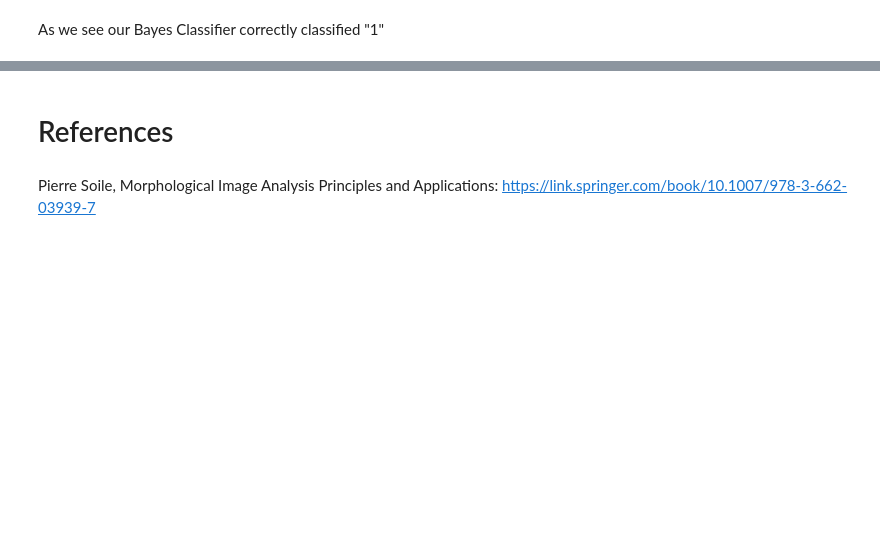
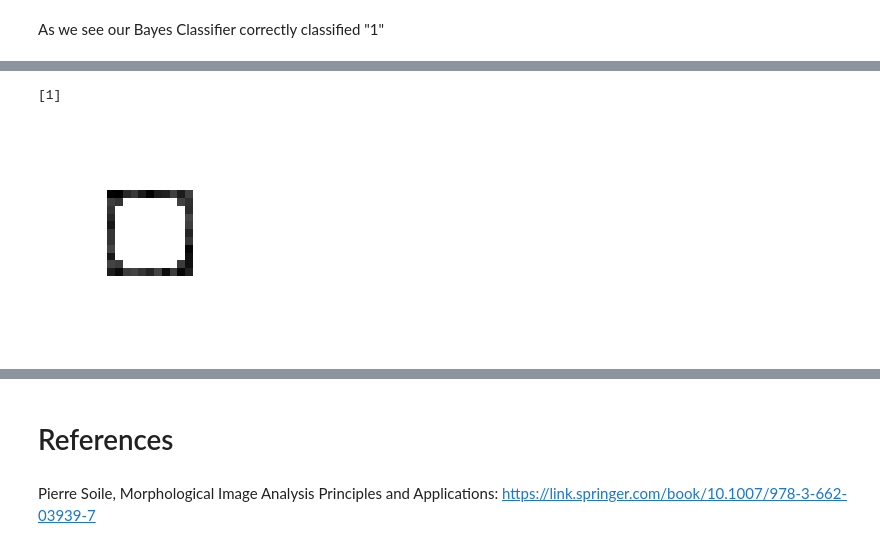
Before and after one commit to PatrickDabkowski/Classifier_Model, a Jupyter notebook: Image Classifier Visualization and Documentation.ipynb, the cells around one changed output, grey strips where cells are left out. Cells and saved outputs as stored; diff of their text form; code cells hidden in the pictures; blank space fills up the shorter version.

Commit message:
data_augmentation_model_validation

```diff
--- a/Image Classifier Visualization and Documentation.ipynb
+++ b/Image Classifier Visualization and Documentation.ipynb
@@ -109,16 +122,20 @@ plt.imshow(img_not_one , cmap='gray')
 # %%
 class Test_Image:
+    def __int__(self):
+        self.is_one = []
+        self.is_not_one = []
+        self.augmented_one = []
+        self.augmented_non_one = []
     def is_one(self):
         #Image declaration
-        img_one = np.zeros([15, 15])
         img_one = np.zeros([28, 28])
         img_one[ 7:8, 12:16] = 90
         img_one[ 8:9, 10:12] = 80
         img_one[ 9:10, 8:10] = 50
         img_one[ 6:17, 14:16] = 110 - np.random.randint(30, size=(11, 2))
         # To make Image more realistic we performe erosion of dilation of image
-        img_one = skimage.morphology.erosion(skimage.morphology.dilation(img_one))
-        return img_one
+        self.img_one = skimage.morphology.erosion(skimage.morphology.dilation(img_one))
+        return self.img_one
     def is_not_one(self):
         # Image declaration
         img_not_one = np.zeros([28, 28])
@@ -127,8 +144,13 @@ class Test_Image:
         img_not_one [ 8:9, 8:19] = 100 - np.random.randint(30, size=(1, 11))
         img_not_one [ 18:19, 8:19] = 100 - np.random.randint(30, size=(1, 11))
         # To make Image more realistic we performe erosion of dilation of image
-        img_not_one = skimage.morphology.closing(img_not_one)
-        return img_not_one
+        self.img_not_one = skimage.morphology.closing(img_not_one)
+        return self.img_not_one
+    def image_augmentation(self):
+        #Augmentation - Colour Inversion
+        self.augmented_one = util.invert(self.img_one)
+        self.augmented_non_one = util.invert(self.img_not_one)
+        return self.augmented_one, self.augmented_non_one
 # %% [markdown]
 # Data Set
 # %% [markdown]
@@ -199,0 +224,13 @@ As we see our Bayes Classifier incorrectly classified "0"
+# %%
+test = Test_Image()
+img_1 = test.is_one()
+img_2 = test.is_not_one()
+aug_1, aug_0 = test.image_augmentation()
+# %%
+plt.imshow(aug_0, cmap='gray')
+plt.axis('off')
+y_pred = Bayesian.predict(aug_0.reshape(784).reshape(1, -1))
+print(y_pred)
+# %% [output]
+[1]
+[figure, added]
```
Also changed, not shown: parts of 30 cells of this notebook, 1 other file.
